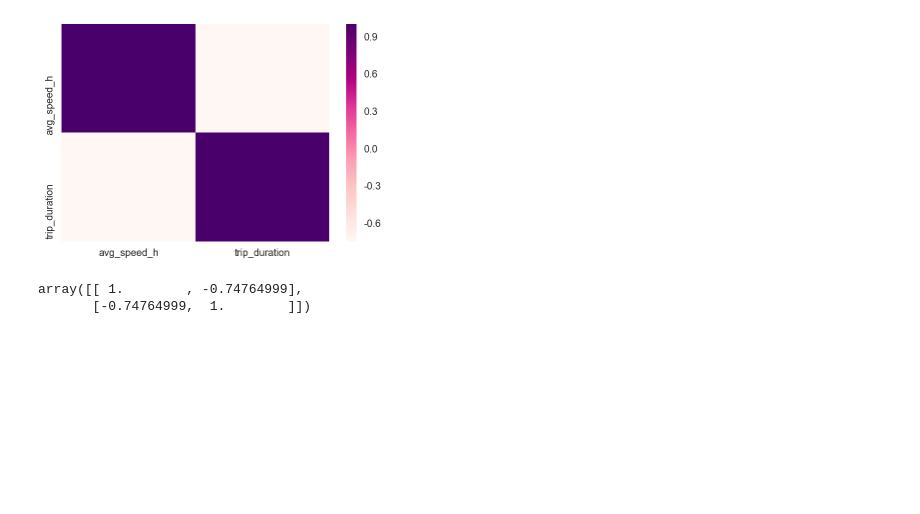
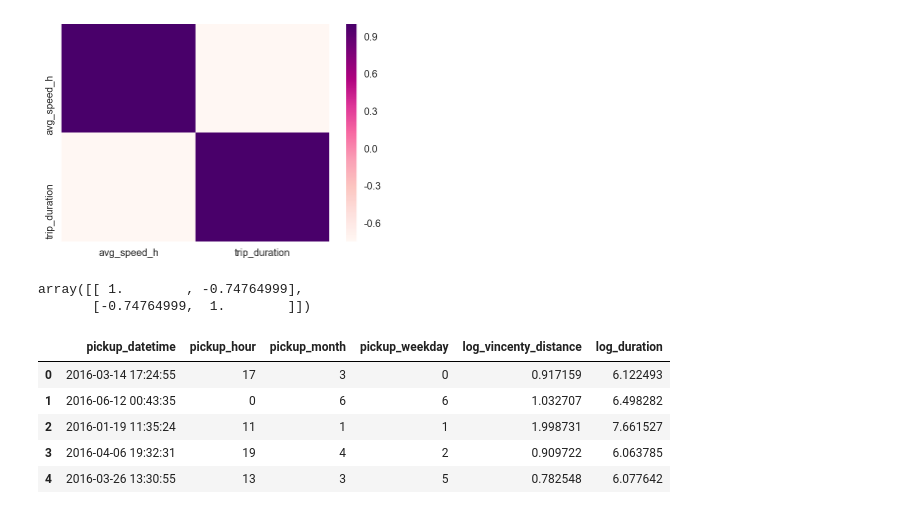
Before and after one commit to novdov/dss7b5-nyctaxi, a Jupyter notebook: KSW/EDA_KSW.ipynb, the cells around one changed output. Drawn from its saved outputs; the diff is of its cells as text; code cells hidden in the pictures; blank space fills up the shorter version.

```diff
--- a/KSW/EDA_KSW.ipynb
+++ b/KSW/EDA_KSW.ipynb
@@ -689,0 +696,9 @@ array([[ 1.        , -0.74764999],
+# %%
+corr_matt.head()
+# %% [output]
+|  | pickup_datetime | pickup_hour | pickup_month | pickup_weekday | log_vincenty_distance | log_duration |
+| 0 | 2016-03-14 17:24:55 | 17 | 3 | 0 | 0.917159 | 6.122493 |
+| 1 | 2016-06-12 00:43:35 | 0 | 6 | 6 | 1.032707 | 6.498282 |
+| 2 | 2016-01-19 11:35:24 | 11 | 1 | 1 | 1.998731 | 7.661527 |
+| 3 | 2016-04-06 19:32:31 | 19 | 4 | 2 | 0.909722 | 6.063785 |
+| 4 | 2016-03-26 13:30:55 | 13 | 3 | 5 | 0.782548 | 6.077642 |
```
Also changed, not shown: parts of 8 cells of this notebook.
